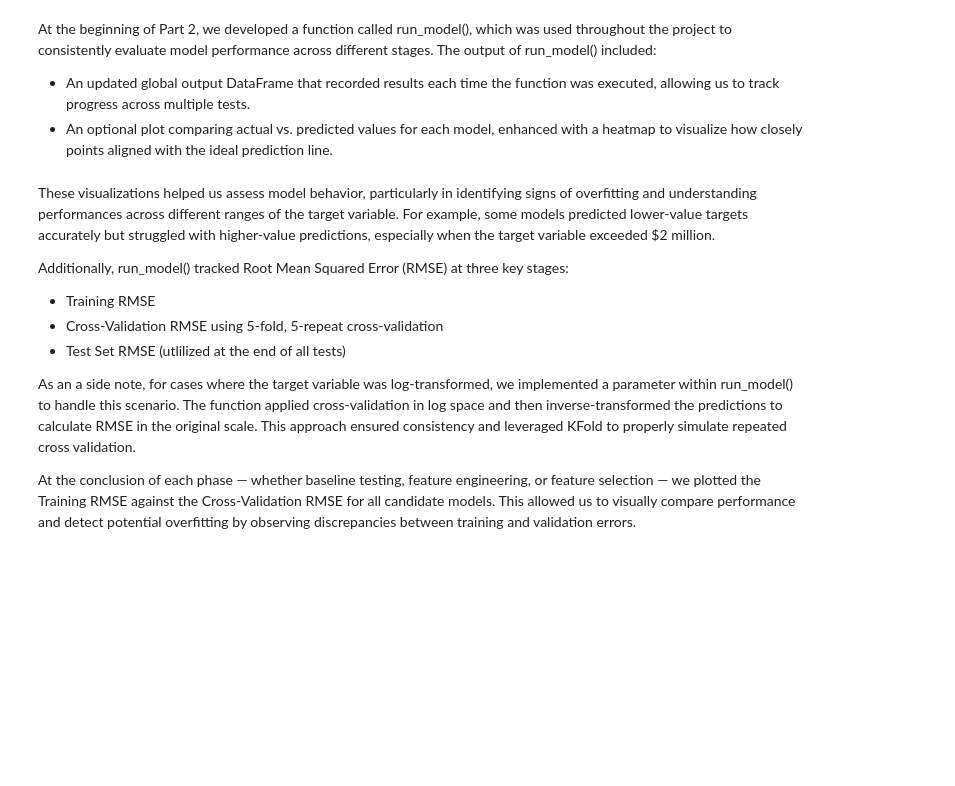
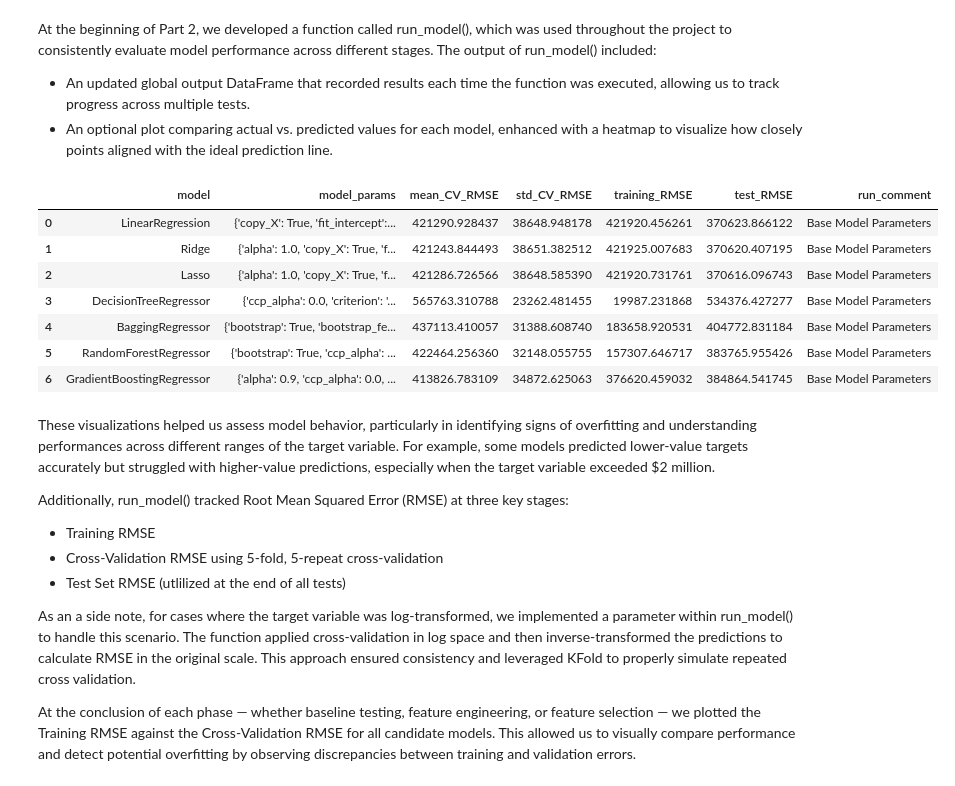
Before and after one commit to LeeMcFarling/Final_Project_Writeup, a Jupyter notebook: Final_Project_Report.ipynb, the cells around one changed output. Cells and saved outputs as stored; diff of their text form; code cells hidden in the pictures; blank space fills up the shorter version.

```diff
--- a/Final_Project_Report.ipynb
+++ b/Final_Project_Report.ipynb
@@ -1125,7 +1126,18 @@ At the beginning of Part 2, we developed a function called run_model(), which wa
 - An updated global output DataFrame that recorded results each time the function was executed, allowing us to track progress across multiple tests.
 - An optional plot comparing actual vs. predicted values for each model, enhanced with a heatmap to visualize how closely points aligned with the ideal prediction line.
 # %%
-# Output dataframe
+# Example global DataFrame after Baseline Test Run
+
+combined_results_df.head(7)
+# %% [output]
+|  | model | model_params | mean_CV_RMSE | std_CV_RMSE | training_RMSE | test_RMSE | run_comment |
+| 0 | LinearRegression | {'copy_X': True, 'fit_intercept':... | 421290.928437 | 38648.948178 | 421920.456261 | 370623.866122 | Base Model Parameters |
+| 1 | Ridge | {'alpha': 1.0, 'copy_X': True, 'f... | 421243.844493 | 38651.382512 | 421925.007683 | 370620.407195 | Base Model Parameters |
+| 2 | Lasso | {'alpha': 1.0, 'copy_X': True, 'f... | 421286.726566 | 38648.585390 | 421920.731761 | 370616.096743 | Base Model Parameters |
+| 3 | DecisionTreeRegressor | {'ccp_alpha': 0.0, 'criterion': '... | 565763.310788 | 23262.481455 | 19987.231868 | 534376.427277 | Base Model Parameters |
+| 4 | BaggingRegressor | {'bootstrap': True, 'bootstrap_fe... | 437113.410057 | 31388.608740 | 183658.920531 | 404772.831184 | Base Model Parameters |
+| 5 | RandomForestRegressor | {'bootstrap': True, 'ccp_alpha': ... | 422464.256360 | 32148.055755 | 157307.646717 | 383765.955426 | Base Model Parameters |
+| 6 | GradientBoostingRegressor | {'alpha': 0.9, 'ccp_alpha': 0.0, ... | 413826.783109 | 34872.625063 | 376620.459032 | 384864.541745 | Base Model Parameters |
 # %% [markdown]
 These visualizations helped us assess model behavior, particularly in identifying signs of overfitting and understanding performances across different ranges of the target variable. For example, some models predicted lower-value targets accurately but struggled with higher-value predictions, especially when the target variable exceeded $2 million.
 
```
Also changed, not shown: parts of 31 cells of this notebook.
